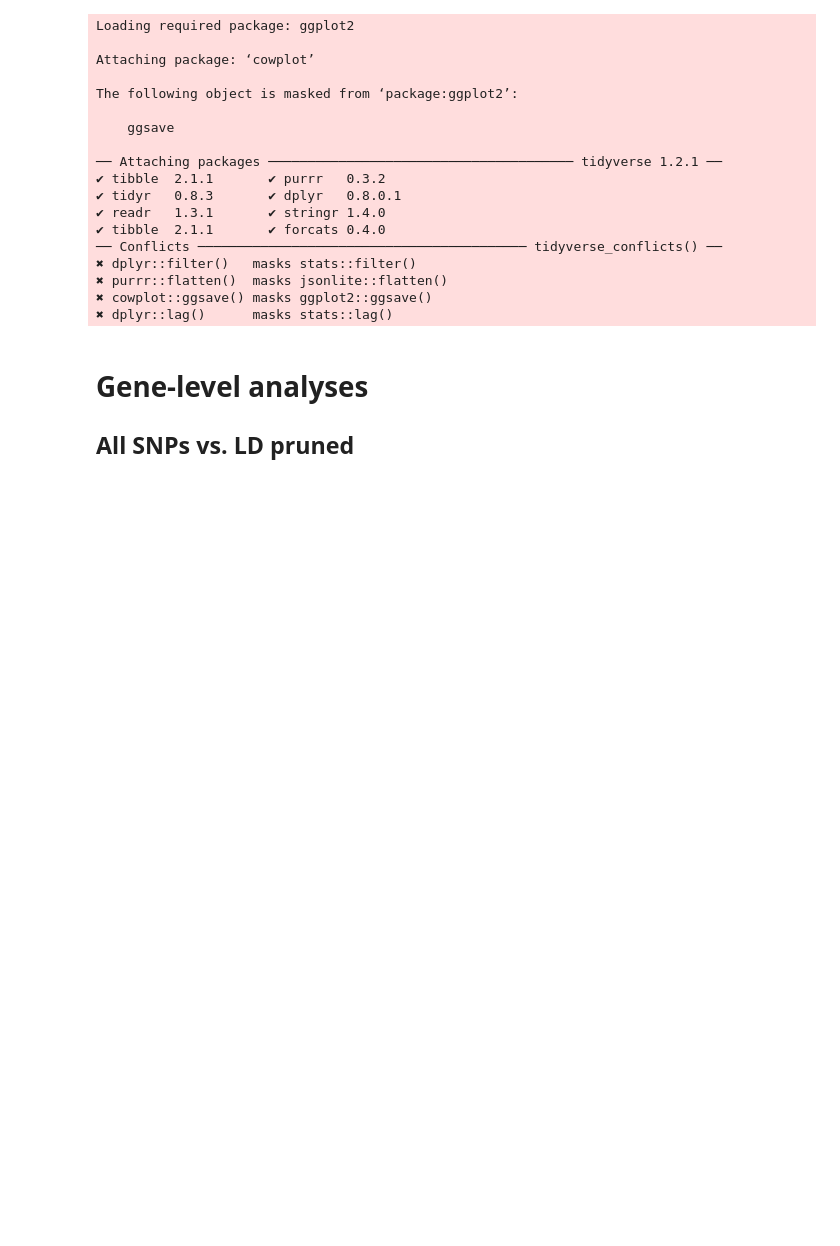
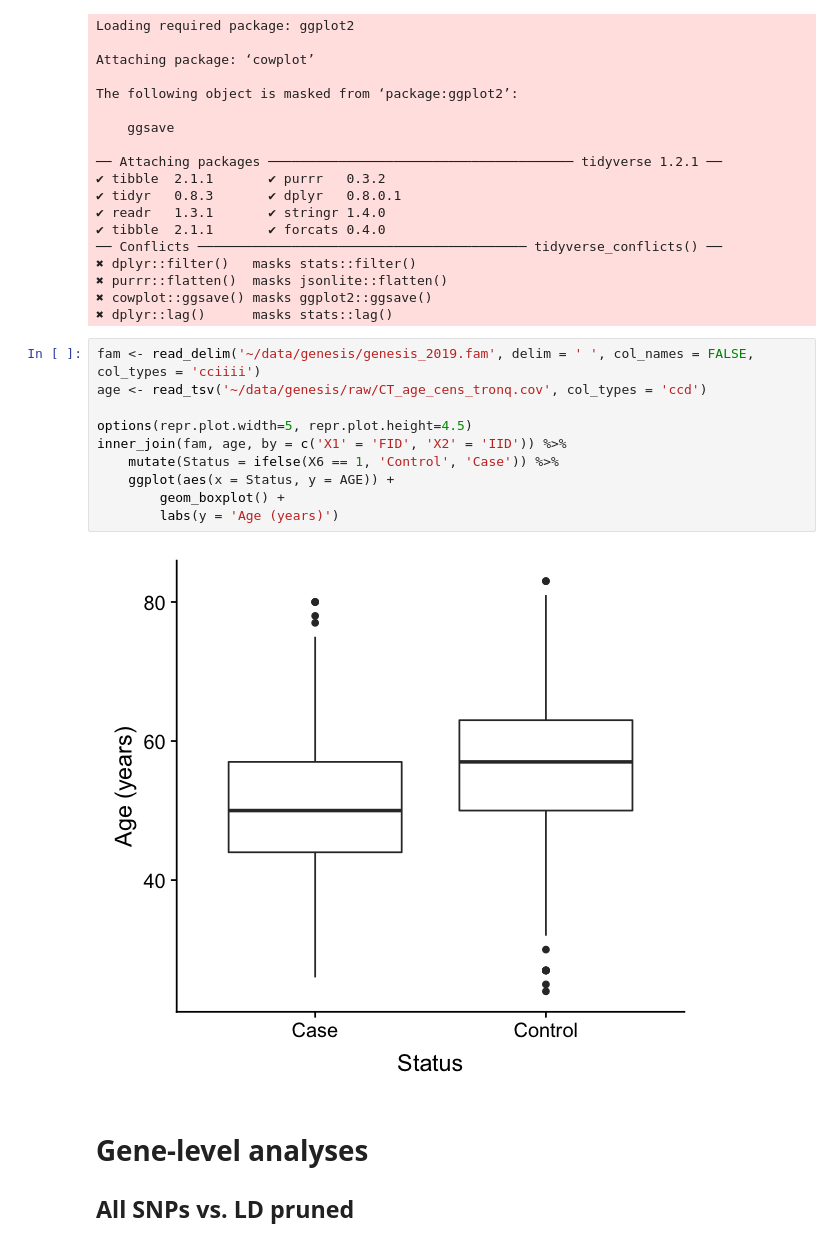
Before and after one commit to hclimente/genewa, a Jupyter notebook: results/truth/checks_on_filters.ipynb, the cells around one changed output. Cells and saved outputs as stored; diff of their text form; blank space fills up the shorter version.

Commit message:
added age histogram by case-control

```diff
--- a/results/truth/checks_on_filters.ipynb
+++ b/results/truth/checks_on_filters.ipynb
@@ -20,6 +20,18 @@ The following object is masked from ‘package:ggplot2’:
 ✖ purrr::flatten()  masks jsonlite::flatten()
 ✖ cowplot::ggsave() masks ggplot2::ggsave()
 ✖ dplyr::lag()      masks stats::lag()
+# %%
+fam <- read_delim('~/data/genesis/genesis_2019.fam', delim = ' ', col_names = FALSE, col_types = 'cciiii')
+age <- read_tsv('~/data/genesis/raw/CT_age_cens_tronq.cov', col_types = 'ccd')
+
+options(repr.plot.width=5, repr.plot.height=4.5)
+inner_join(fam, age, by = c('X1' = 'FID', 'X2' = 'IID')) %>%
+    mutate(Status = ifelse(X6 == 1, 'Control', 'Case')) %>%
+    ggplot(aes(x = Status, y = AGE)) +
+        geom_boxplot() +
+        labs(y = 'Age (years)')
+# %% [output]
+[figure, added]
 # %% [markdown]
 # Gene-level analyses
 
```
